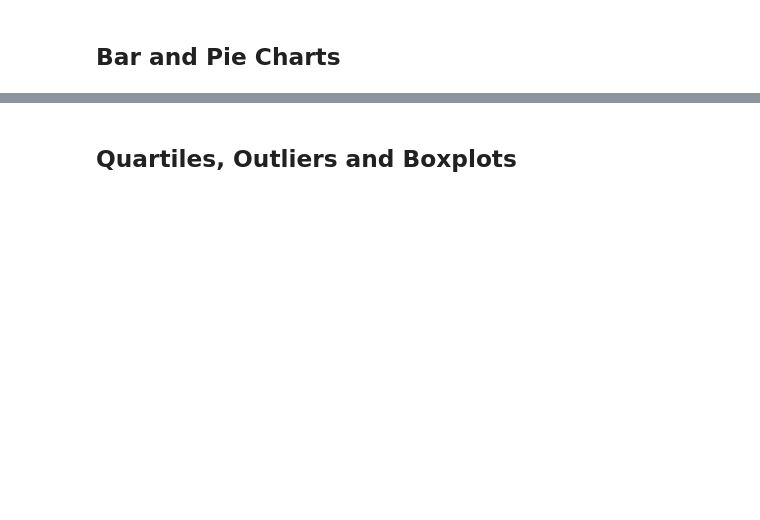
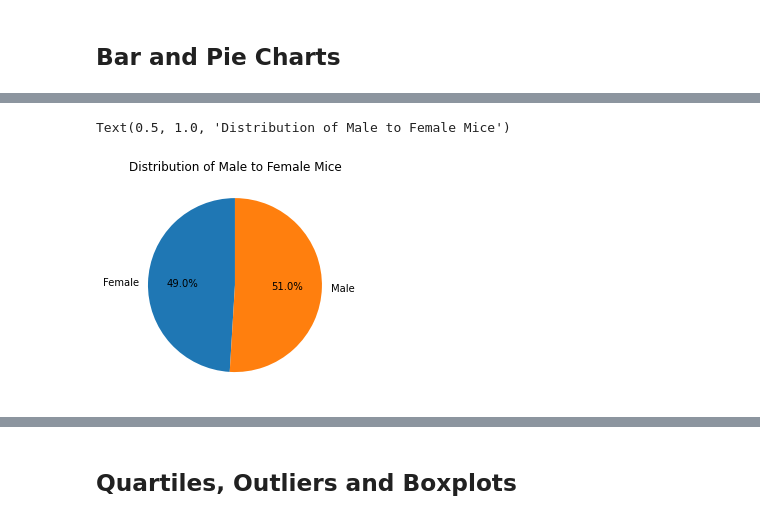
Before and after one commit to Lehmanc92/Matplotlib-Challenge, a Jupyter notebook: Pymaceuticals/pymaceuticals_starter.ipynb, the cells around one changed output, grey strips where cells are left out. Saved outputs shown, nothing was run; the diff lists cells and outputs as text; code cells hidden in the pictures; blank space fills up the shorter version.

```diff
--- a/Pymaceuticals/pymaceuticals_starter.ipynb
+++ b/Pymaceuticals/pymaceuticals_starter.ipynb
@@ -99,4 +141,16 @@ print(full_data)
 # %%
 # Generate a pie plot showing the distribution of female versus male mice using pandas
+
+mouse_sex_df = full_data[['Sex', 'Mouse ID']]
+
+mouse_sex_groupby = mouse_sex_df.groupby('Sex')
+
+mouse_sex_groupby.count().plot(kind='pie', subplots=True, autopct='%1.1f%%', startangle=90)
+plt.ylabel('')
+plt.legend().remove()
+plt.title('Distribution of Male to Female Mice')
+# %% [output]
+Text(0.5, 1.0, 'Distribution of Male to Female Mice')
+[figure, added]
 # %%
 # Generate a pie plot showing the distribution of female versus male mice using pyplot
```
Also changed, not shown: parts of 8 cells of this notebook.
